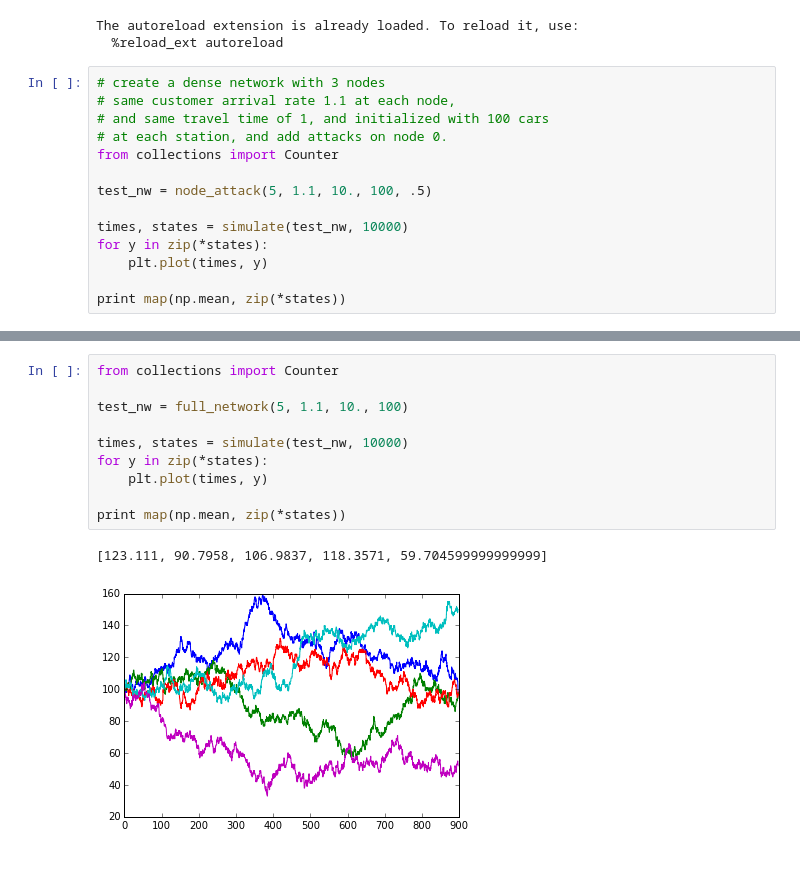
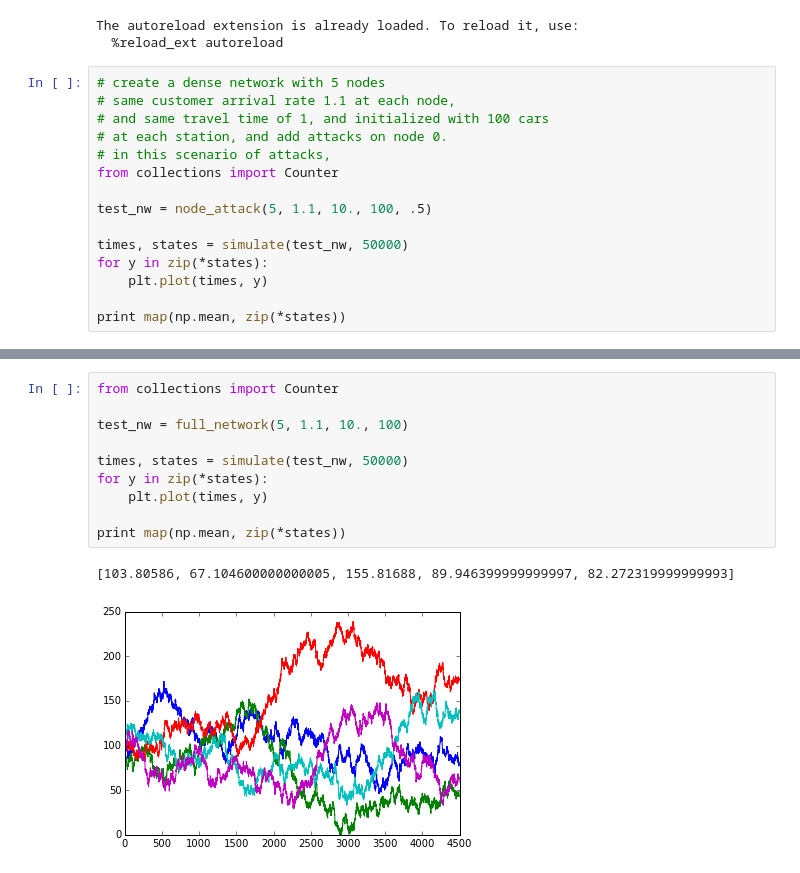
Before and after one commit to yuanchenyang/jackson-simulation, a Jupyter notebook: attacksOnOneNode.ipynb, the cells around one changed output, grey strips where cells are left out. Cells and saved outputs as stored; diff of their text form.

Commit message:
try different attacks

```diff
--- a/attacksOnOneNode.ipynb
+++ b/attacksOnOneNode.ipynb
@@ -12,15 +12,16 @@ from simulation import *
 The autoreload extension is already loaded. To reload it, use:
   %reload_ext autoreload
 # %%
-# create a dense network with 3 nodes
+# create a dense network with 5 nodes
 # same customer arrival rate 1.1 at each node,
 # and same travel time of 1, and initialized with 100 cars
 # at each station, and add attacks on node 0.
+# in this scenario of attacks,
 from collections import Counter
 
 test_nw = node_attack(5, 1.1, 10., 100, .5)
 
-times, states = simulate(test_nw, 10000)
+times, states = simulate(test_nw, 50000)
 for y in zip(*states):
     plt.plot(times, y)
 
@@ -42,13 +32,13 @@ print map(np.mean, zip(*states))
 # %%
 from collections import Counter
 
 test_nw = full_network(5, 1.1, 10., 100)
 
-times, states = simulate(test_nw, 10000)
+times, states = simulate(test_nw, 50000)
 for y in zip(*states):
     plt.plot(times, y)
 
 print map(np.mean, zip(*states))
 # %% [output]
-[123.111, 90.7958, 106.9837, 118.3571, 59.704599999999999]
+[103.80586, 67.104600000000005, 155.81688, 89.946399999999997, 82.272319999999993]
-[figure, old version]
+[figure, new version]
```
Also changed, not shown: parts of 3 cells of this notebook.
